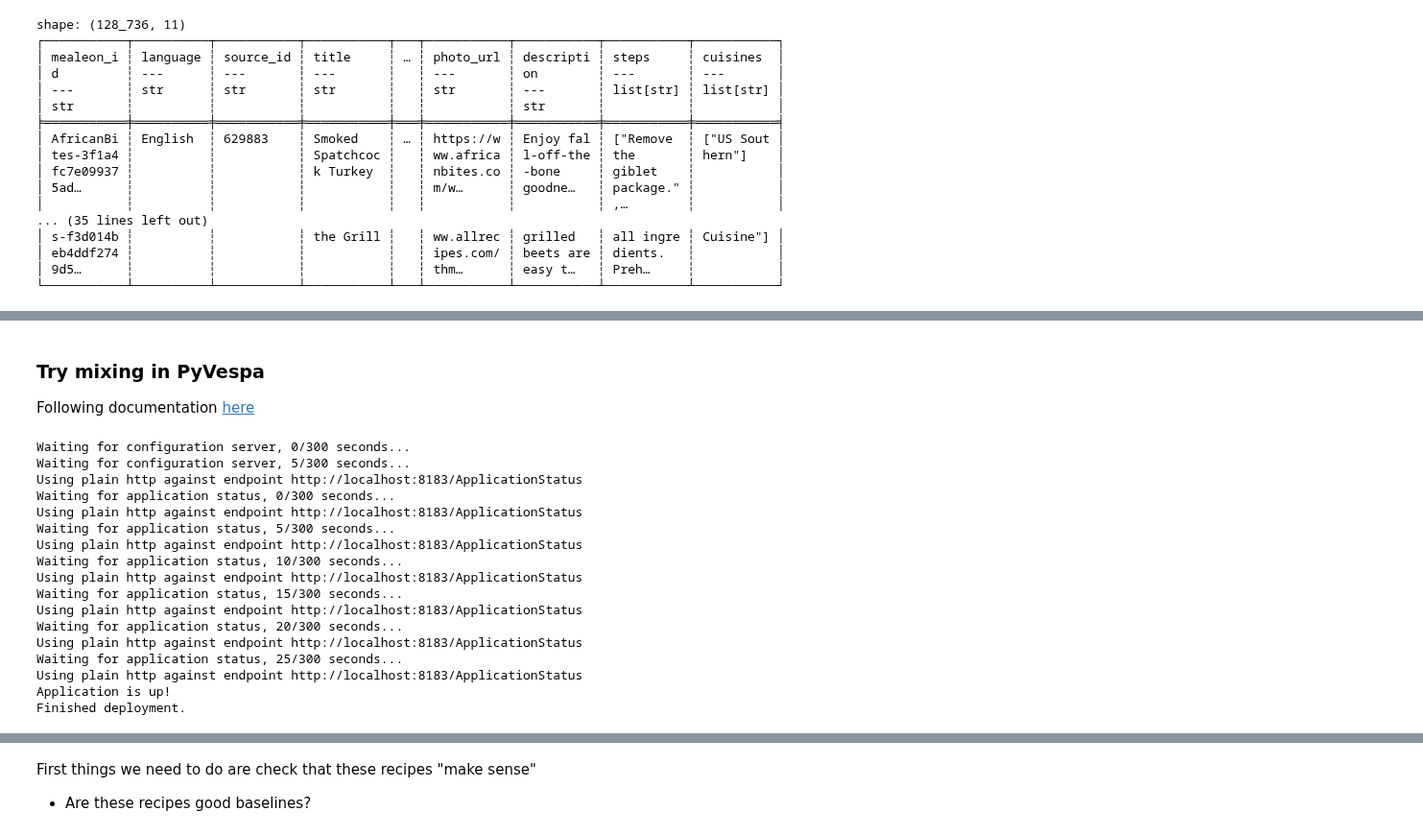
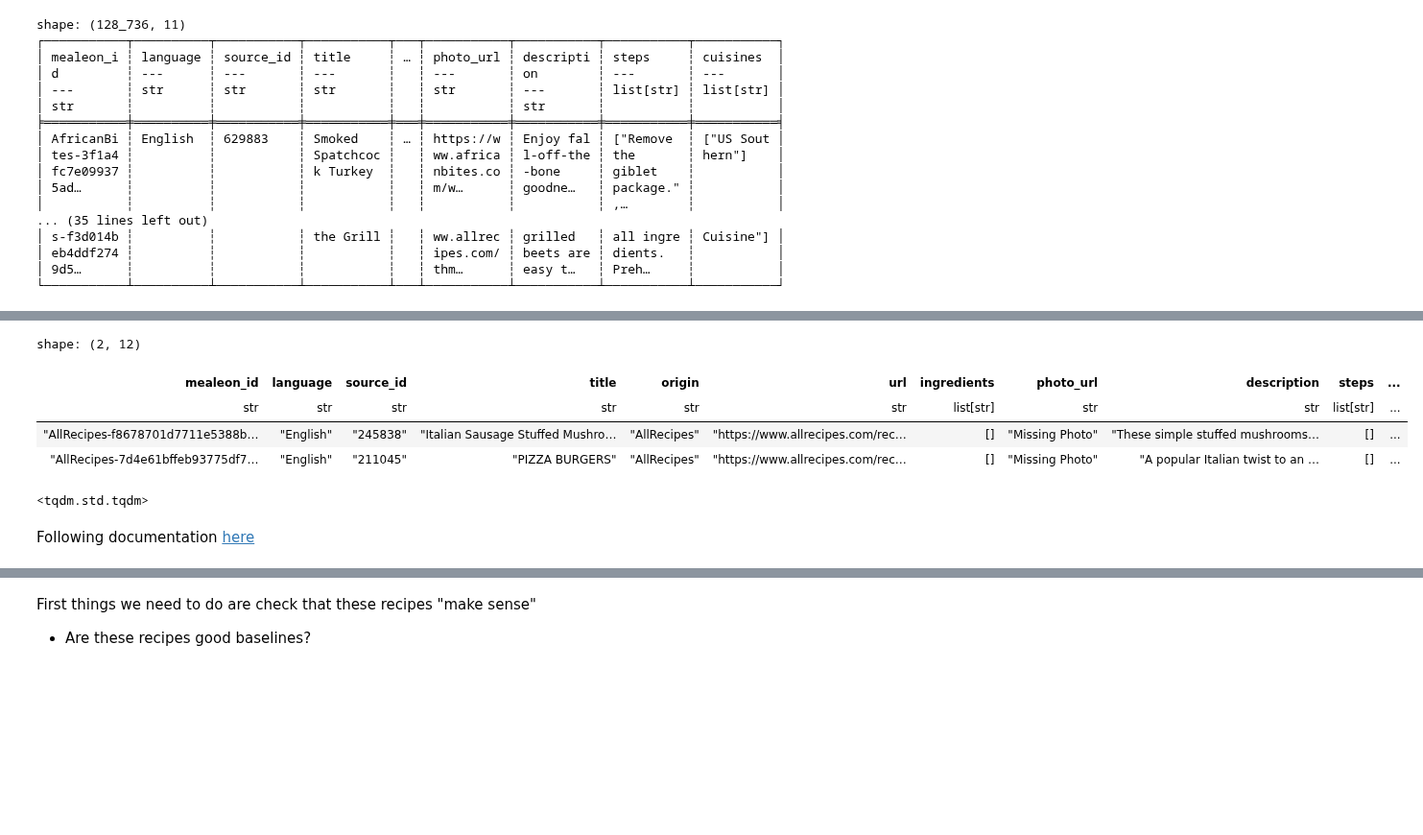
Before and after one commit to AaronWChen/MeaLeon, a Jupyter notebook: nbs/22a_vespa_baseline_recipes.ipynb, the cells around one changed output, grey strips where cells are left out. Shown at 96% size. Drawn from its saved outputs; the diff is of its cells as text; code cells hidden in the pictures; blank space fills up the shorter version.

Commit message:
Update UV, start rebuild embeddings
Migrate to another computer (laptop with 3090?) and rebuild, it's taking too long and occupying too many resources on desktop

```diff
--- a/nbs/22a_vespa_baseline_recipes.ipynb
+++ b/nbs/22a_vespa_baseline_recipes.ipynb
@@ -63,5 +155,16 @@ shape: (128_736, 11)
+# %%
+df.filter((pl.col("ingredients_string").str.len_chars() == 0) or (pl.col("ingredients_string").is_null()))
+# %% [output]
+shape: (2, 12)
+| mealeon_id | language | source_id | title | origin | url | ingredients | photo_url | description | steps | ... |
+| str | str | str | str | str | str | list[str] | str | str | list[str] | ... |
+| "AllRecipes-f8678701d7711e5388b… | "English" | "245838" | "Italian Sausage Stuffed Mushro… | "AllRecipes" | "https://www.allrecipes.com/rec… | [] | "Missing Photo" | "These simple stuffed mushrooms… | [] | ... |
+| "AllRecipes-7d4e61bffeb93775df7… | "English" | "211045" | "PIZZA BURGERS" | "AllRecipes" | "https://www.allrecipes.com/rec… | [] | "Missing Photo" | "A popular Italian twist to an … | [] | ... |
+# %%
+ingredient_embeddings
+# %% [output]
+<tqdm.std.tqdm>
 # %% [markdown]
-### Try mixing in PyVespa
 Following documentation [here](https://pyvespa.readthedocs.io/en/latest/getting-started-pyvespa.html)
 # %%
 from vespa.package import (
@@ -228,24 +431,6 @@ package = ApplicationPackage(
 )
 # %%
 # try mixing in PyVespa
-vespa_docker = VespaDocker(port=8183,
-                           cfgsrv_port=19092)
+vespa_docker = VespaDocker(port=vespa_port,
+                           cfgsrv_port=vespa_cfgsrv_port)
 app = vespa_docker.deploy(application_package=package)
-# %% [output]
-Waiting for configuration server, 0/300 seconds...
-Waiting for configuration server, 5/300 seconds...
-Using plain http against endpoint http://localhost:8183/ApplicationStatus
-Waiting for application status, 0/300 seconds...
-Using plain http against endpoint http://localhost:8183/ApplicationStatus
-Waiting for application status, 5/300 seconds...
-Using plain http against endpoint http://localhost:8183/ApplicationStatus
-Waiting for application status, 10/300 seconds...
-Using plain http against endpoint http://localhost:8183/ApplicationStatus
-Waiting for application status, 15/300 seconds...
-Using plain http against endpoint http://localhost:8183/ApplicationStatus
-Waiting for application status, 20/300 seconds...
-Using plain http against endpoint http://localhost:8183/ApplicationStatus
-Waiting for application status, 25/300 seconds...
-Using plain http against endpoint http://localhost:8183/ApplicationStatus
-Application is up!
-Finished deployment.
```
Also changed, not shown: parts of 60 cells of this notebook, 3 other files.
